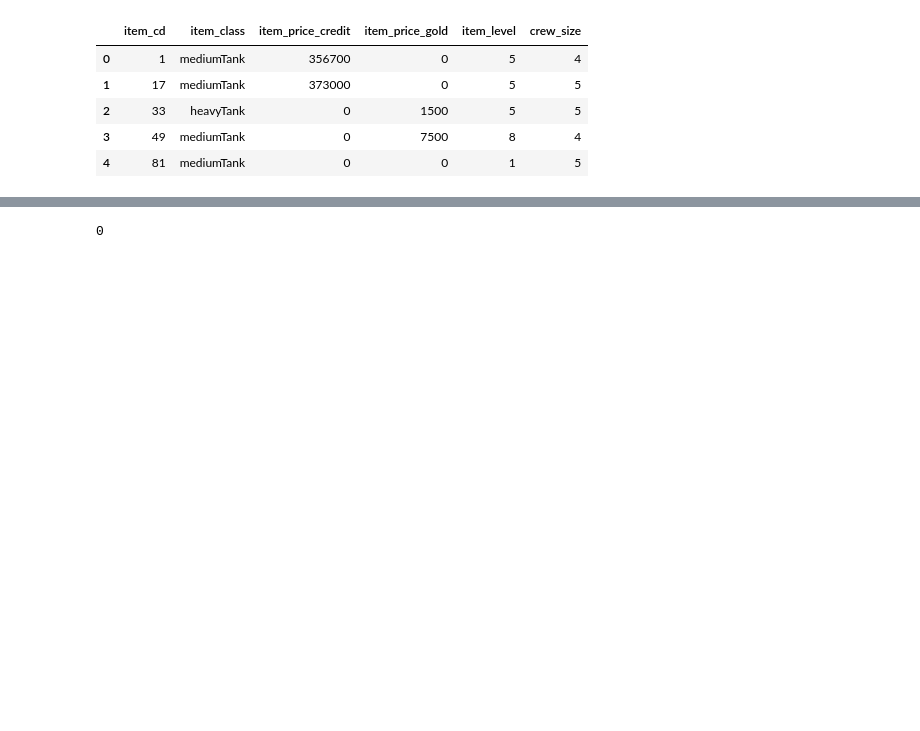
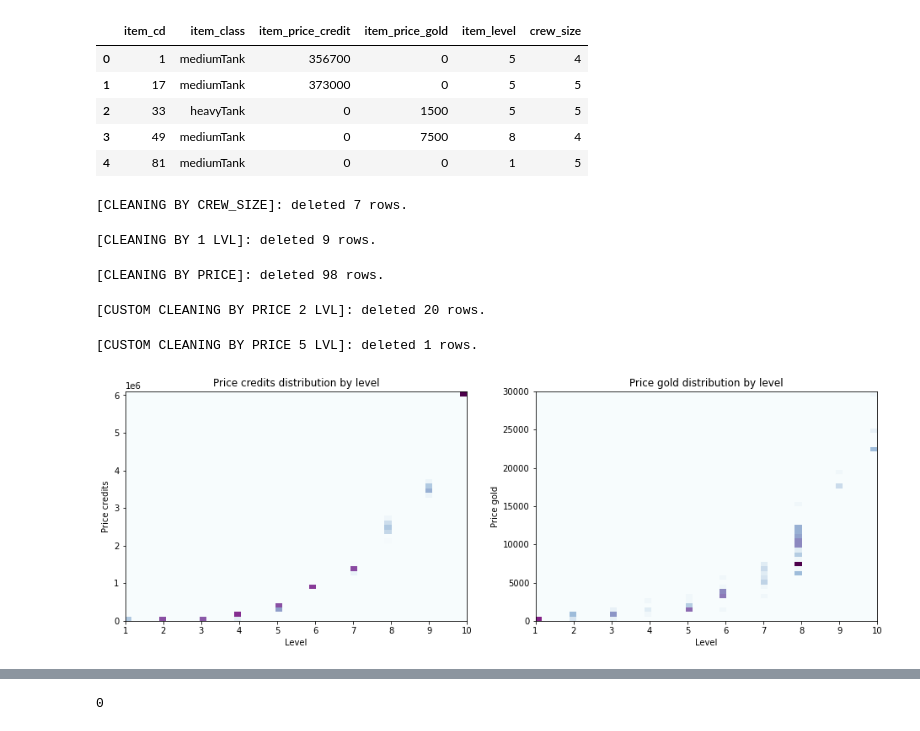
Before and after one commit to Egorka1/WG_Forge, a Jupyter notebook: WGProject.ipynb, the cells around one changed output, grey strips where cells are left out. Saved outputs shown, nothing was run; the diff lists cells and outputs as text; code cells hidden in the pictures; blank space fills up the shorter version.

```diff
--- a/WGProject.ipynb
+++ b/WGProject.ipynb
@@ -62,3 +42,76 @@ new_catalog.head()
 | 2 | 33 | heavyTank | 0 | 1500 | 5 | 5 |
 | 3 | 49 | mediumTank | 0 | 7500 | 8 | 4 |
 | 4 | 81 | mediumTank | 0 | 0 | 1 | 5 |
+# %%
+# cleaning by crew_size: 2 <= crew_size <= 6
+N = len(catalog)
+
+catalog = catalog[(catalog['crew_size'] >= 2) & (catalog['crew_size'] <= 6)]
+
+print(f'[CLEANING BY CREW_SIZE]: deleted {N - len(catalog)} rows.')
+# %% [output]
+[CLEANING BY CREW_SIZE]: deleted 7 rows.
+# %%
+# cleaning by 1 level: item_price_credit = item_price_gold = 0
+N = len(catalog)
+
+catalog = catalog[(catalog['item_level'] != 1) |
+                  ((catalog['item_price_credit'] == 0) & (catalog['item_price_gold'] == 0))]
+
+print(f'[CLEANING BY 1 LVL]: deleted {N - len(catalog)} rows.')
+# %% [output]
+[CLEANING BY 1 LVL]: deleted 9 rows.
+# %%
+# cleaning by price: item_price_credit > 100 or item_price_gold > 100
+N = len(catalog)
+
+catalog = catalog[(catalog['item_level'] == 1) |
+                  (((catalog['item_price_credit'] > 100) & (catalog['item_price_gold'] == 0)) |
+                  ((catalog['item_price_credit'] == 0) & (catalog['item_price_gold'] > 100)))]
+
+print(f'[CLEANING BY PRICE]: deleted {N - len(catalog)} rows.')
+# %% [output]
+[CLEANING BY PRICE]: deleted 98 rows.
+# %%
+# custom cleaning by price 2 level: 2000 < item_price_credit < 20000
+N = len(catalog)
+
+catalog = catalog[(catalog['item_level'] != 2) | (catalog['item_price_gold'] != 0) |
+                   (catalog['item_price_credit'] > 2000) & (catalog['item_price_credit'] < 20000)]
+
+print(f'[CUSTOM CLEANING BY PRICE 2 LVL]: deleted {N - len(catalog)} rows.')
+# %% [output]
+[CUSTOM CLEANING BY PRICE 2 LVL]: deleted 20 rows.
+# %%
+# custom cleaning by price 5 level: item_price_credit < 500000
+N = len(catalog)
+
+catalog = catalog[(catalog['item_level'] != 5) |
+                  (catalog['item_price_gold'] != 0) | (catalog['item_price_credit'] < 500000)]
+
+print(f'[CUSTOM CLEANING BY PRICE 5 LVL]: deleted {N - len(catalog)} rows.')
+# %% [output]
+[CUSTOM CLEANING BY PRICE 5 LVL]: deleted 1 rows.
+# %%
+creds_catalog = catalog[catalog['item_price_gold'] == 0]
+gold_catalog = catalog[catalog['item_price_credit'] == 0]
+
+fig, axs = plt.subplots(nrows=1, ncols=2, figsize=(16,5))
+
+plot_hist2d(x=creds_catalog['item_level'],
+            y=creds_catalog['item_price_credit'],
+            title='Price credits distribution by level',
+            xlabel='Level',
+            ylabel='Price credits',
+            ax=axs[0])
+
+plot_hist2d(x=gold_catalog['item_level'],
+            y=gold_catalog['item_price_gold'],
+            title='Price gold distribution by level',
+            xlabel='Level',
+            ylabel='Price gold',
+            ax=axs[1])
+
+plt.show()
+# %% [output]
+[figure, added]
```
Also changed, not shown: parts of 29 cells of this notebook.
